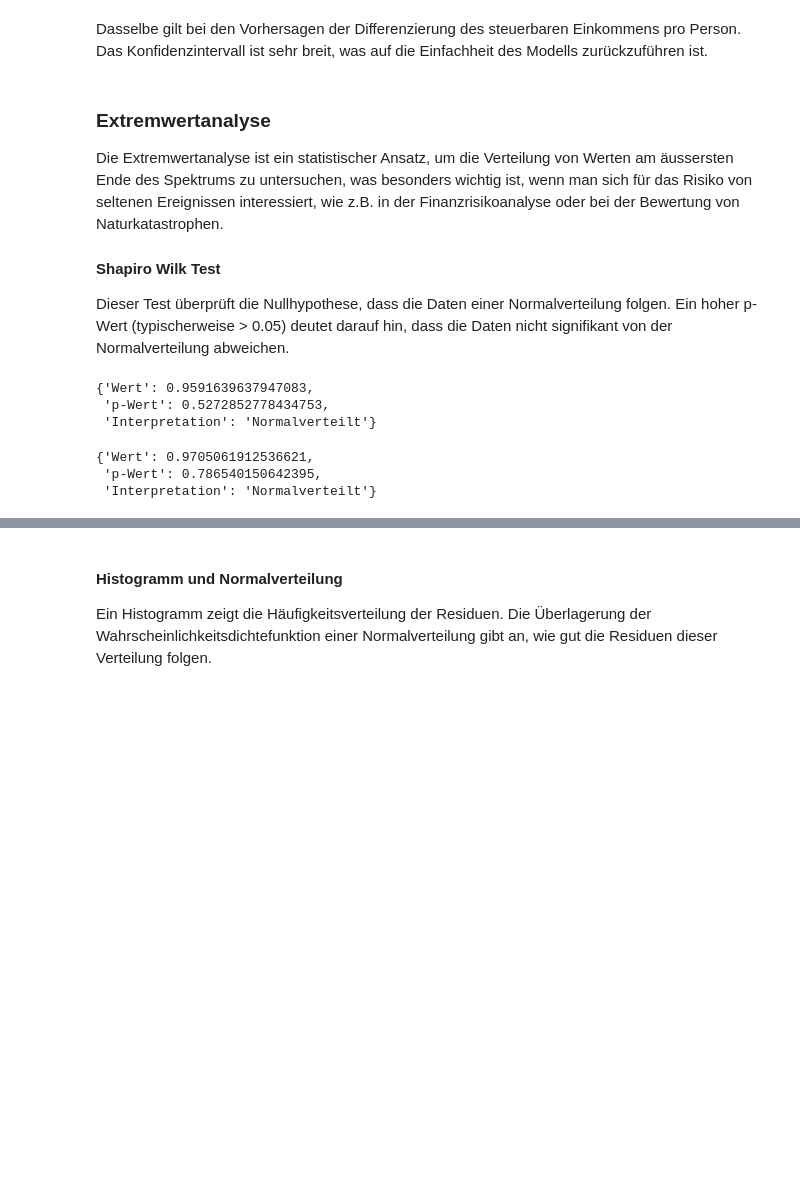
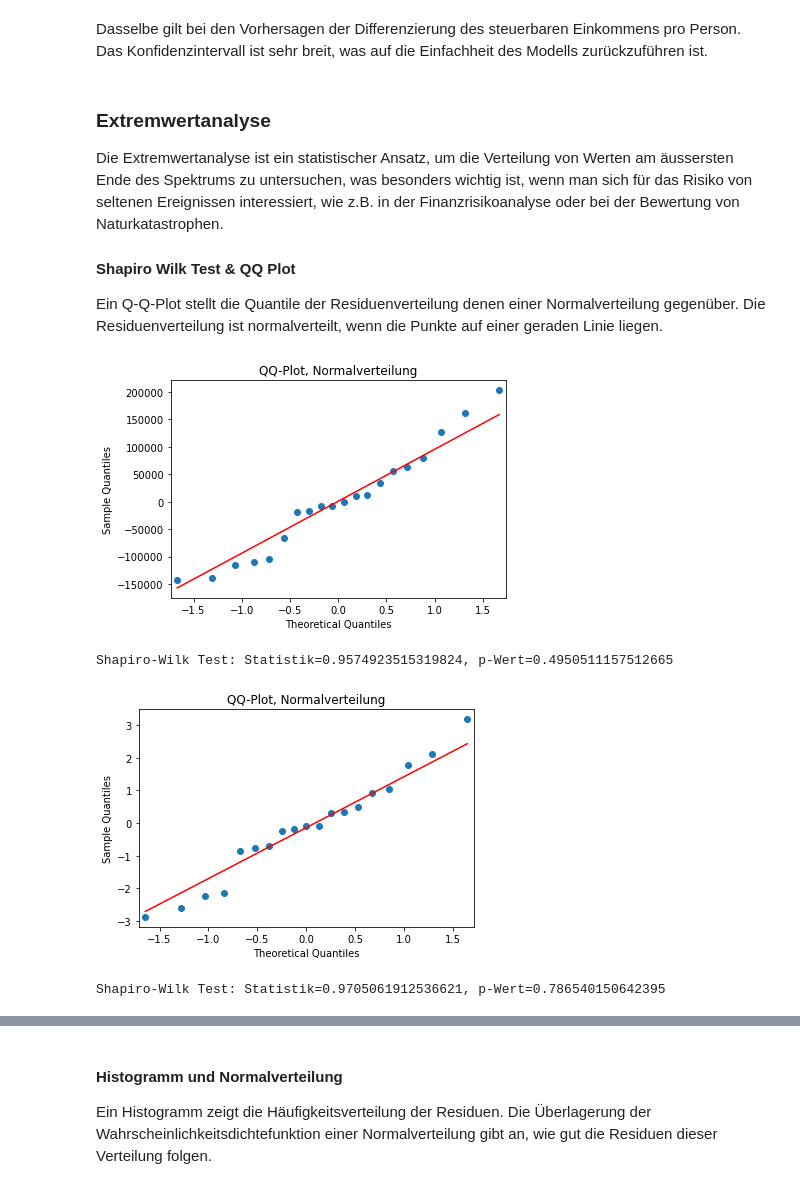
Before and after one commit to alexschillingfhnw/spz-omc, a Jupyter notebook: Notebooks/omc_sonnenberg.ipynb, the cells around one changed output, grey strips where cells are left out. Saved outputs shown, nothing was run; the diff lists cells and outputs as text; code cells hidden in the pictures; blank space fills up the shorter version.

```diff
--- a/Notebooks/omc_sonnenberg.ipynb
+++ b/Notebooks/omc_sonnenberg.ipynb
@@ -558,17 +556,24 @@ Dasselbe gilt bei den Vorhersagen der Differenzierung des steuerbaren Einkommens
 
 Die Extremwertanalyse ist ein statistischer Ansatz, um die Verteilung von Werten am äussersten Ende des Spektrums zu untersuchen, was besonders wichtig ist, wenn man sich für das Risiko von seltenen Ereignissen interessiert, wie z.B. in der Finanzrisikoanalyse oder bei der Bewertung von Naturkatastrophen.
 
-#### Shapiro Wilk Test
-Dieser Test überprüft die Nullhypothese, dass die Daten einer Normalverteilung folgen. Ein hoher p-Wert (typischerweise > 0.05) deutet darauf hin, dass die Daten nicht signifikant von der Normalverteilung abweichen.
+#### Shapiro Wilk Test & QQ Plot
+
+Ein Q-Q-Plot stellt die Quantile der Residuenverteilung denen einer Normalverteilung gegenüber. Die Residuenverteilung ist normalverteilt, wenn die Punkte auf einer geraden Linie liegen.
-# %%
-shapiro_test(residuals_arima)
-# %% [output]
-{'Wert': 0.9591639637947083,
- 'p-Wert': 0.5272852778434753,
- 'Interpretation': 'Normalverteilt'}
-# %%
-shapiro_test(residuals_arima_2)
-# %% [output]
-{'Wert': 0.9705061912536621,
- 'p-Wert': 0.786540150642395,
- 'Interpretation': 'Normalverteilt'}
+# %%
+from scipy.stats import shapiro
+
+def plot_qq_and_evaluate(residuals):
+    fig = qqplot(residuals, line='s')
+    plt.title('QQ-Plot, Normalverteilung')
+    plt.show()
+
+    shapiro_test = shapiro(residuals)
+    print(f"Shapiro-Wilk Test: Statistik={shapiro_test[0]}, p-Wert={shapiro_test[1]}")
+
+plot_qq_and_evaluate(residuals_arima)
+plot_qq_and_evaluate(residuals_arima_2)
+# %% [output]
+[figure, added]
+Shapiro-Wilk Test: Statistik=0.9574923515319824, p-Wert=0.4950511157512665
+[figure, added]
+Shapiro-Wilk Test: Statistik=0.9705061912536621, p-Wert=0.786540150642395
```
Also changed, not shown: parts of 26 cells of this notebook, 1 other file.
